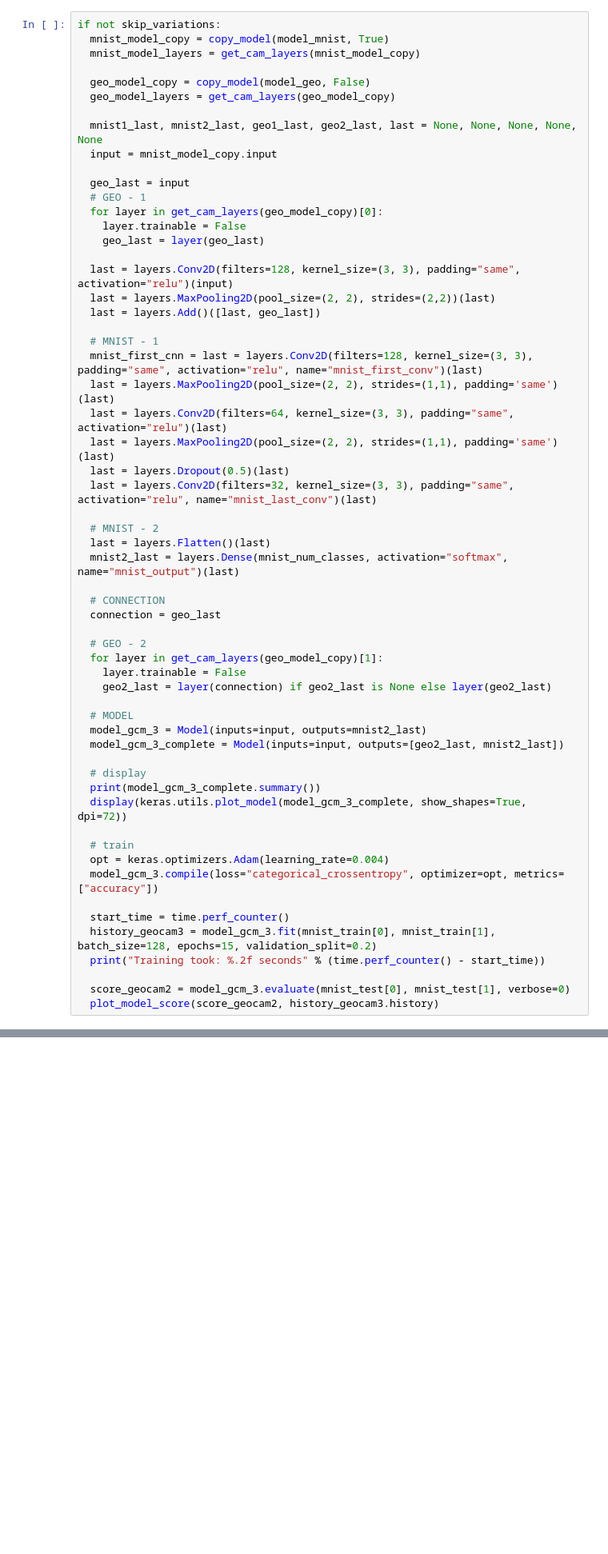
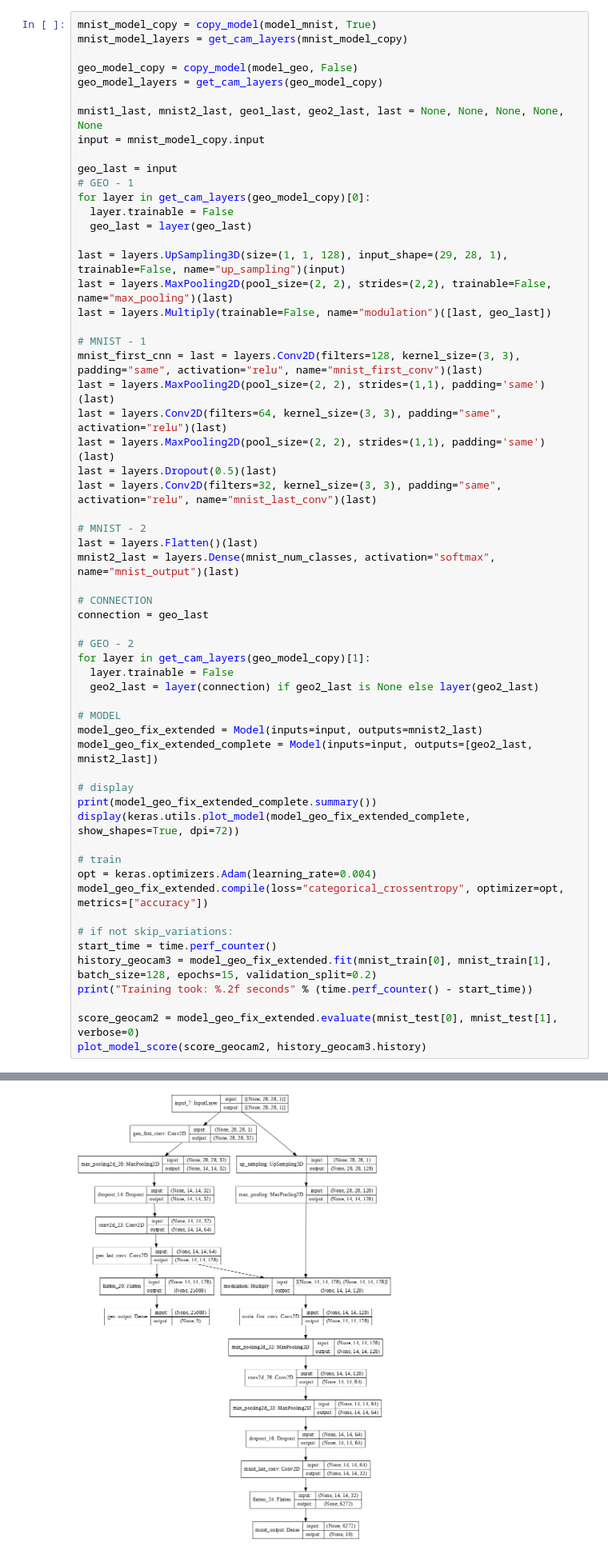
Before and after one commit to fsilvestrim/thesis, a Jupyter notebook: Geo_Cam.ipynb, the cells around one changed output, grey strips where cells are left out. Shown at 80% size. Saved outputs shown, nothing was run; the diff lists cells and outputs as text; blank space fills up the shorter version.

```diff
--- a/Geo_Cam.ipynb
+++ b/Geo_Cam.ipynb
@@ -841,61 +880,62 @@ if not skip_variations:
 # %% [markdown]
 ## Variantion 3 (GEO FIX + MNIST Reinforced Input)
 # %%
-if not skip_variations:
-  mnist_model_copy = copy_model(model_mnist, True)
-  mnist_model_layers = get_cam_layers(mnist_model_copy)
+mnist_model_copy = copy_model(model_mnist, True)
+mnist_model_layers = get_cam_layers(mnist_model_copy)
 
-  geo_model_copy = copy_model(model_geo, False)
-  geo_model_layers = get_cam_layers(geo_model_copy)
+geo_model_copy = copy_model(model_geo, False)
+geo_model_layers = get_cam_layers(geo_model_copy)
 
-  mnist1_last, mnist2_last, geo1_last, geo2_last, last = None, None, None, None, None
-  input = mnist_model_copy.input
+mnist1_last, mnist2_last, geo1_last, geo2_last, last = None, None, None, None, None
+input = mnist_model_copy.input
 
-  geo_last = input
-  # GEO - 1
-  for layer in get_cam_layers(geo_model_copy)[0]:
-    layer.trainable = False
-    geo_last = layer(geo_last)
+geo_last = input
+# GEO - 1
+for layer in get_cam_layers(geo_model_copy)[0]:
+  layer.trainable = False
+  geo_last = layer(geo_last)
 
-  last = layers.Conv2D(filters=128, kernel_size=(3, 3), padding="same", activation="relu")(input)
-  last = layers.MaxPooling2D(pool_size=(2, 2), strides=(2,2))(last)
-  last = layers.Add()([last, geo_last])
+last = layers.UpSampling3D(size=(1, 1, 128), input_shape=(29, 28, 1), trainable=False, name="up_sampling")(input)
+last = layers.MaxPooling2D(pool_size=(2, 2), strides=(2,2), trainable=False, name="max_pooling")(last)
+last = layers.Multiply(trainable=False, name="modulation")([last, geo_last])
 
-  # MNIST - 1
-  mnist_first_cnn = last = layers.Conv2D(filters=128, kernel_size=(3, 3), padding="same", activation="relu", name="mnist_first_conv")(last)
-  last = layers.MaxPooling2D(pool_size=(2, 2), strides=(1,1), padding='same')(last)
-  last = layers.Conv2D(filters=64, kernel_size=(3, 3), padding="same", activation="relu")(last)
-  last = layers.MaxPooling2D(pool_size=(2, 2), strides=(1,1), padding='same')(last)
-  last = layers.Dropout(0.5)(last)
-  last = layers.Conv2D(filters=32, kernel_size=(3, 3), padding="same", activation="relu", name="mnist_last_conv")(last)
+# MNIST - 1
+mnist_first_cnn = last = layers.Conv2D(filters=128, kernel_size=(3, 3), padding="same", activation="relu", name="mnist_first_conv")(last)
+last = layers.MaxPooling2D(pool_size=(2, 2), strides=(1,1), padding='same')(last)
+last = layers.Conv2D(filters=64, kernel_size=(3, 3), padding="same", activation="relu")(last)
+last = layers.MaxPooling2D(pool_size=(2, 2), strides=(1,1), padding='same')(last)
+last = layers.Dropout(0.5)(last)
+last = layers.Conv2D(filters=32, kernel_size=(3, 3), padding="same", activation="relu", name="mnist_last_conv")(last)
 
-  # MNIST - 2
-  last = layers.Flatten()(last)
-  mnist2_last = layers.Dense(mnist_num_classes, activation="softmax", name="mnist_output")(last)
+# MNIST - 2
+last = layers.Flatten()(last)
+mnist2_last = layers.Dense(mnist_num_classes, activation="softmax", name="mnist_output")(last)
 
-  # CONNECTION
-  connection = geo_last
+# CONNECTION
+connection = geo_last
 
-  # GEO - 2
-  for layer in get_cam_layers(geo_model_copy)[1]:
-    layer.trainable = False
-    geo2_last = layer(connection) if geo2_last is None else layer(geo2_last)
+# GEO - 2
+for layer in get_cam_layers(geo_model_copy)[1]:
+  layer.trainable = False
+  geo2_last = layer(connection) if geo2_last is None else layer(geo2_last)
 
-  # MODEL
-  model_gcm_3 = Model(inputs=input, outputs=mnist2_last)
-  model_gcm_3_complete = Model(inputs=input, outputs=[geo2_last, mnist2_last])
+# MODEL
+model_geo_fix_extended = Model(inputs=input, outputs=mnist2_last)
+model_geo_fix_extended_complete = Model(inputs=input, outputs=[geo2_last, mnist2_last])
 
-  # display
-  print(model_gcm_3_complete.summary())
-  display(keras.utils.plot_model(model_gcm_3_complete, show_shapes=True, dpi=72))
+# display
+print(model_geo_fix_extended_complete.summary())
+display(keras.utils.plot_model(model_geo_fix_extended_complete, show_shapes=True, dpi=72))
 
-  # train
-  opt = keras.optimizers.Adam(learning_rate=0.004)
-  model_gcm_3.compile(loss="categorical_crossentropy", optimizer=opt, metrics=["accuracy"])
+# train
+opt = keras.optimizers.Adam(learning_rate=0.004)
+model_geo_fix_extended.compile(loss="categorical_crossentropy", optimizer=opt, metrics=["accuracy"])
 
-  start_time = time.perf_counter()
-  history_geocam3 = model_gcm_3.fit(mnist_train[0], mnist_train[1], batch_size=128, epochs=15, validation_split=0.2)
-  print("Training took: %.2f seconds" % (time.perf_counter() - start_time))
+# if not skip_variations:
+start_time = time.perf_counter()
+history_geocam3 = model_geo_fix_extended.fit(mnist_train[0], mnist_train[1], batch_size=128, epochs=15, validation_split=0.2)
+print("Training took: %.2f seconds" % (time.perf_counter() - start_time))
 
-  score_geocam2 = model_gcm_3.evaluate(mnist_test[0], mnist_test[1], verbose=0)
-  plot_model_score(score_geocam2, history_geocam3.history)
+score_geocam2 = model_geo_fix_extended.evaluate(mnist_test[0], mnist_test[1], verbose=0)
+plot_model_score(score_geocam2, history_geocam3.history)
+# %% [output]
@@ -901,0 +959 @@ if not skip_variations:
+[figure, added]
```
Also changed, not shown: parts of 17 cells of this notebook.
